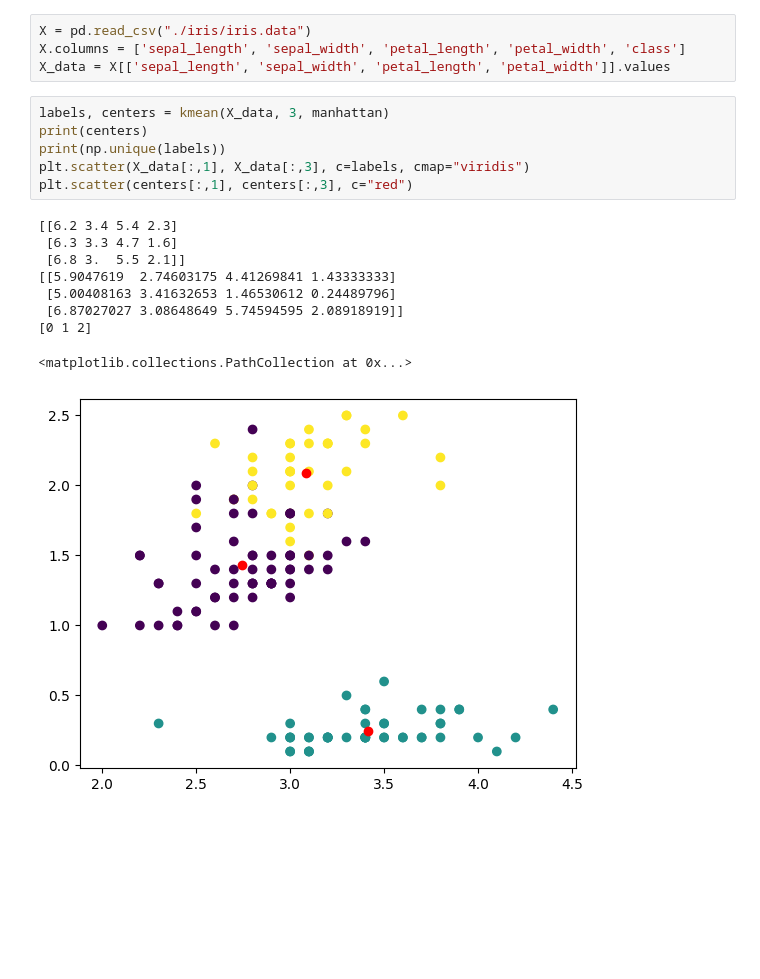
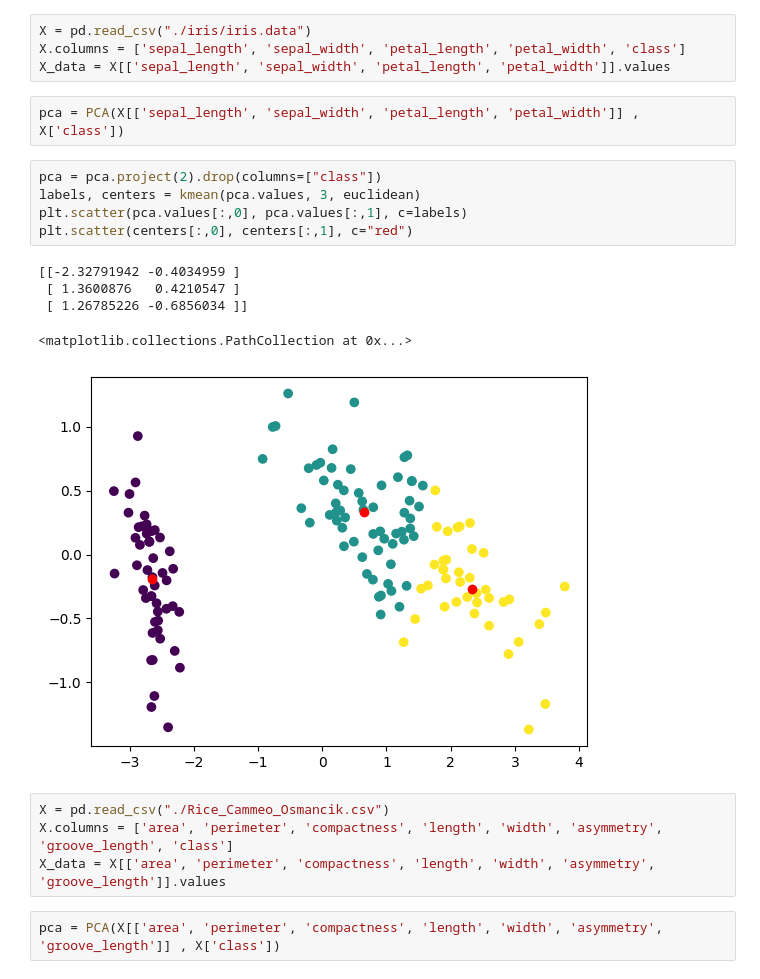
Before and after one commit to tung-ngt/ml2, a Jupyter notebook: labwork2/k-mean.ipynb, the cells around one changed output. Saved outputs shown, nothing was run; the diff lists cells and outputs as text; blank space fills up the shorter version.

Commit message:
update image for report

```diff
--- a/labwork2/k-mean.ipynb
+++ b/labwork2/k-mean.ipynb
@@ -56,19 +128,22 @@ X = np.array([
 X = pd.read_csv("./iris/iris.data")
 X.columns = ['sepal_length', 'sepal_width', 'petal_length', 'petal_width', 'class']
 X_data = X[['sepal_length', 'sepal_width', 'petal_length', 'petal_width']].values
-# %%
-labels, centers = kmean(X_data, 3, manhattan)
-print(centers)
-print(np.unique(labels))
-plt.scatter(X_data[:,1], X_data[:,3], c=labels, cmap="viridis")
-plt.scatter(centers[:,1], centers[:,3], c="red")
-# %% [output]
-[[6.2 3.4 5.4 2.3]
- [6.3 3.3 4.7 1.6]
- [6.8 3.  5.5 2.1]]
-[[5.9047619  2.74603175 4.41269841 1.43333333]
- [5.00408163 3.41632653 1.46530612 0.24489796]
- [6.87027027 3.08648649 5.74594595 2.08918919]]
-[0 1 2]
-<matplotlib.collections.PathCollection at 0x...>
-[figure, removed]
+# %%
+pca = PCA(X[['sepal_length', 'sepal_width', 'petal_length', 'petal_width']] , X['class'])
+# %%
+pca = pca.project(2).drop(columns=["class"])
+labels, centers = kmean(pca.values, 3, euclidean)
+plt.scatter(pca.values[:,0], pca.values[:,1], c=labels)
+plt.scatter(centers[:,0], centers[:,1], c="red")
+# %% [output]
+[[-2.32791942 -0.4034959 ]
+ [ 1.3600876   0.4210547 ]
+ [ 1.26785226 -0.6856034 ]]
+<matplotlib.collections.PathCollection at 0x...>
+[figure, added]
+# %%
+X = pd.read_csv("./Rice_Cammeo_Osmancik.csv")
+X.columns = ['area', 'perimeter', 'compactness', 'length', 'width', 'asymmetry', 'groove_length', 'class']
+X_data = X[['area', 'perimeter', 'compactness', 'length', 'width', 'asymmetry', 'groove_length']].values
+# %%
+pca = PCA(X[['area', 'perimeter', 'compactness', 'length', 'width', 'asymmetry', 'groove_length']] , X['class'])
```
Also changed, not shown: parts of 2 cells of this notebook, 4 other files.
